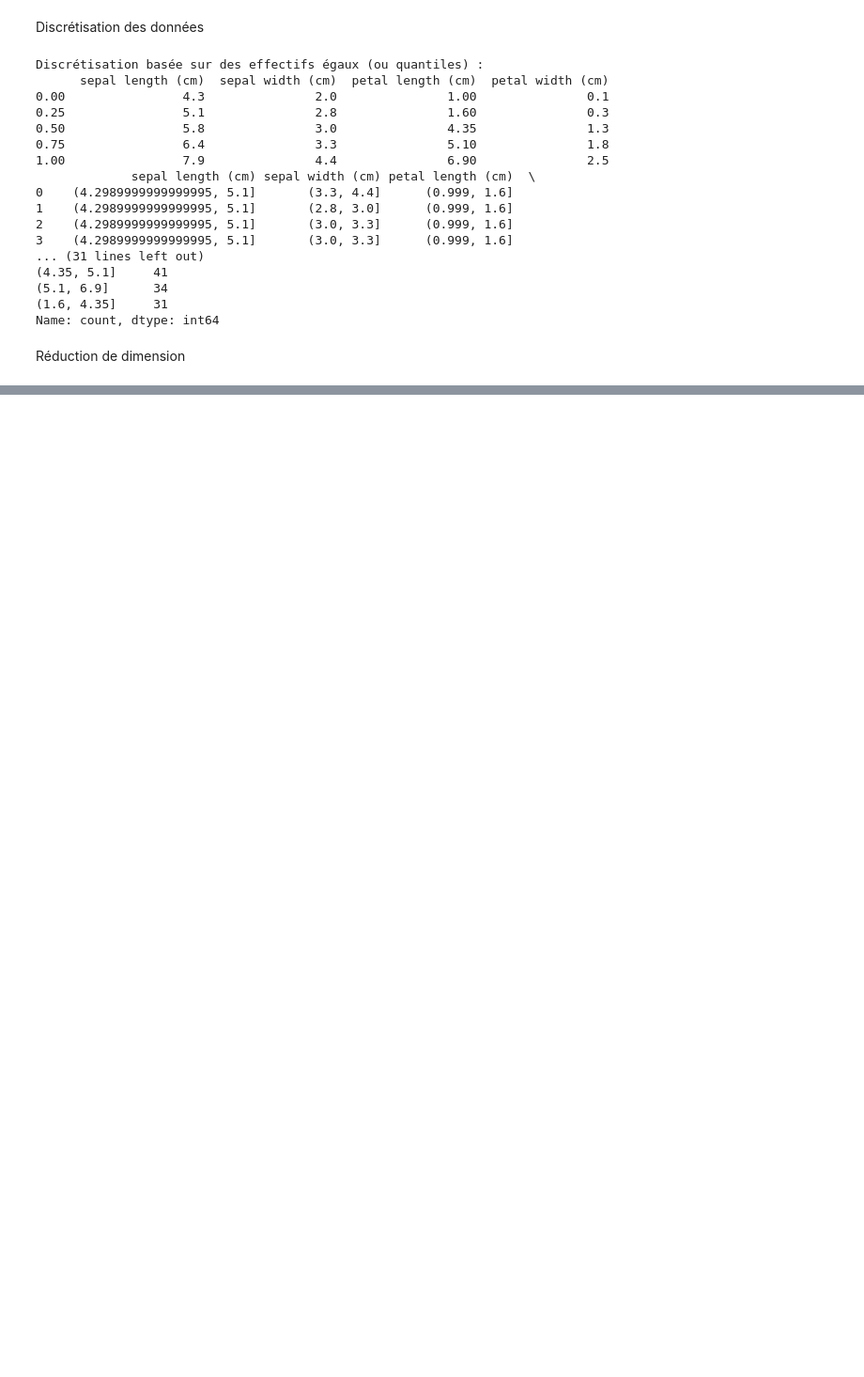
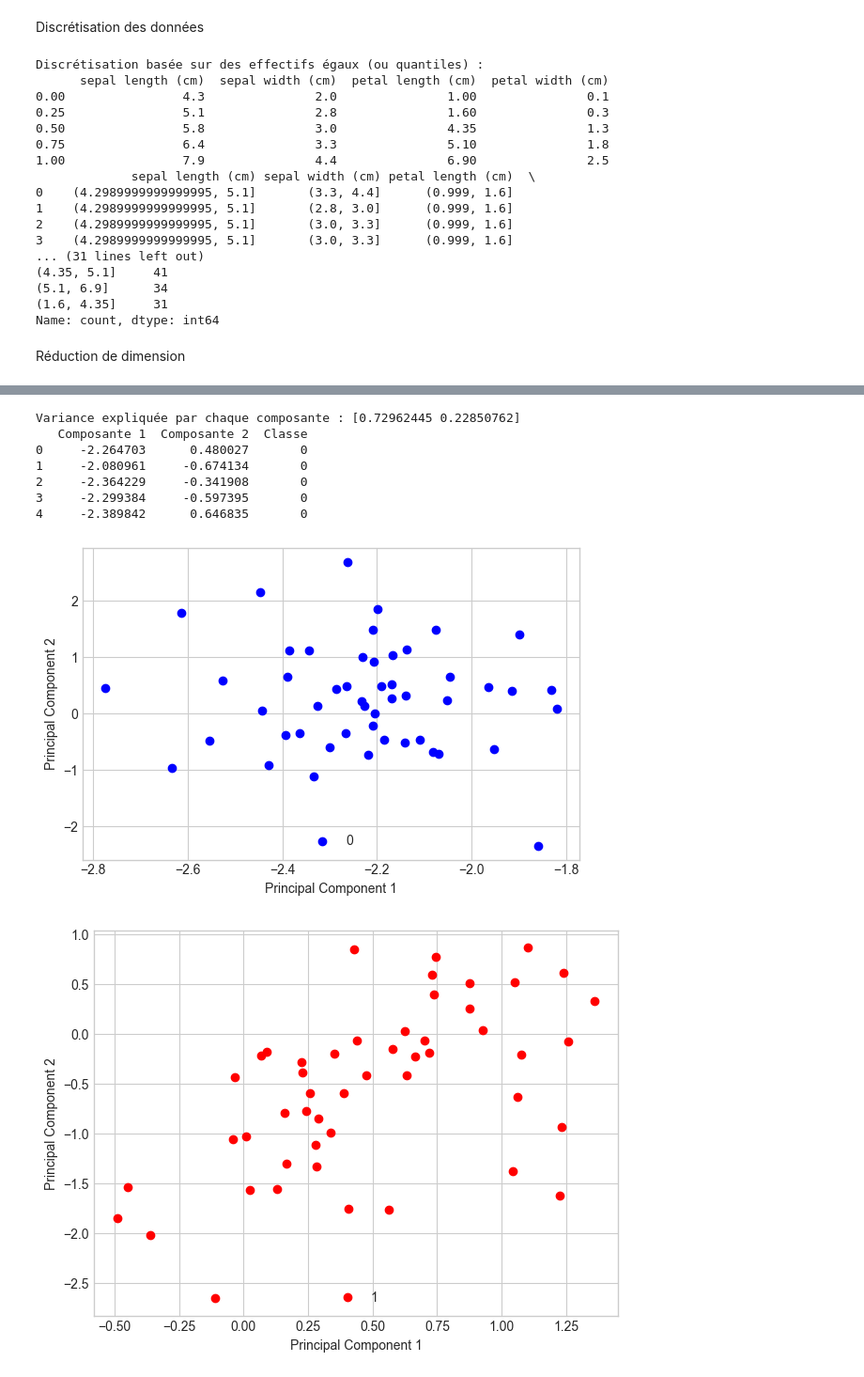
Before and after one commit to nourhen369/Machine-Learning, a Jupyter notebook: data-preprocessing/tp3.ipynb, the cells around one changed output, grey strips where cells are left out. Shown at 94% size. Saved outputs shown, nothing was run; the diff lists cells and outputs as text; code cells hidden in the pictures; blank space fills up the shorter version.

```diff
--- a/data-preprocessing/tp3.ipynb
+++ b/data-preprocessing/tp3.ipynb
@@ -307 +292,47 @@ mutual info  [0.50303726 0.23804207 0.98641986 0.9981659 ]
 [figure]
+# %%
+# Charger un jeu de données Iris
+data = load_iris()
+X = data.data # Caractéristiques
+y = data.target # Étiquettes
+# Étape 1 : Standardiser les données
+scaler = StandardScaler()
+X_scaled = scaler.fit_transform(X)
+pca = PCA(n_components=2)
+X_pca = pca.fit_transform(X_scaled)
+print("Variance expliquée par chaque composante :",
+pca.explained_variance_ratio_)
+df_pca = pd.DataFrame(X_pca, columns=['Composante 1', 'Composante 2'])
+df_pca['Classe'] = y
+print(df_pca.head())
+with plt.style.context('seaborn-v0_8-whitegrid'):
+    plt.figure(figsize=(6, 4))
+    for lab, col in zip((0, 1, 2),
+        ('blue', 'red', 'green')):
+        plt.scatter(X_pca[y==lab, 0],
+        X_pca[y==lab, 1],
+        label=lab,
+        c=col)
+        plt.xlabel('Principal Component 1')
+        plt.ylabel('Principal Component 2')
+        plt.legend(loc='lower center')
+        plt.tight_layout()
+        plt.show()
+# Gaphique de la variance expliquée cumulative
+pca_full = PCA().fit(X_scaled)
+plt.plot(range(1, len(pca_full.explained_variance_ratio_) + 1),
+pca_full.explained_variance_ratio_.cumsum(), marker='o')
+plt.xlabel('Nombre de Composantes')
+plt.ylabel('Variance expliquée cumulée')
+plt.title('Sélection du nombre de composantes')
+plt.show()
+# %% [output]
+Variance expliquée par chaque composante : [0.72962445 0.22850762]
+   Composante 1  Composante 2  Classe
+0     -2.264703      0.480027       0
+1     -2.080961     -0.674134       0
+2     -2.364229     -0.341908       0
+3     -2.299384     -0.597395       0
+4     -2.389842      0.646835       0
+[figure, added]
+[figure, added]
```
Also changed, not shown: parts of 5 cells of this notebook, 3 other files.
